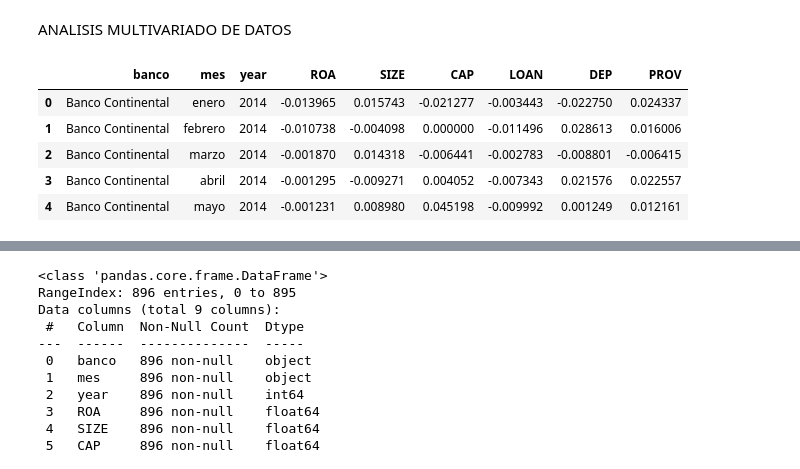
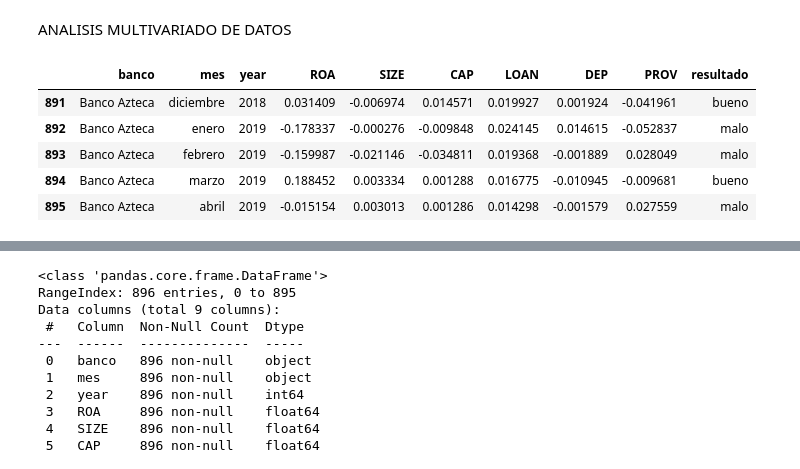
Before and after one commit to JeancarloGeldres/Analysis-Factors-Interns-, a Jupyter notebook: data/ANALYSIS FACTORS.ipynb, the cells around one changed output, grey strips where cells are left out. Drawn from its saved outputs; the diff is of its cells as text; code cells hidden in the pictures.

```diff
--- a/data/ANALYSIS FACTORS.ipynb
+++ b/data/ANALYSIS FACTORS.ipynb
@@ -12,11 +12,11 @@ modelo = pd.read_csv('modelo.csv')
 ANALISIS MULTIVARIADO DE DATOS
 # %%
 # miramos el dataset y como aparece!
-modelo.head()
+modelo.tail()
 # %% [output]
-|  | banco | mes | year | ROA | SIZE | CAP | LOAN | DEP | PROV |
-| 0 | Banco Continental | enero | 2014 | -0.013965 | 0.015743 | -0.021277 | -0.003443 | -0.022750 | 0.024337 |
-| 1 | Banco Continental | febrero | 2014 | -0.010738 | -0.004098 | 0.000000 | -0.011496 | 0.028613 | 0.016006 |
-| 2 | Banco Continental | marzo | 2014 | -0.001870 | 0.014318 | -0.006441 | -0.002783 | -0.008801 | -0.006415 |
-| 3 | Banco Continental | abril | 2014 | -0.001295 | -0.009271 | 0.004052 | -0.007343 | 0.021576 | 0.022557 |
-| 4 | Banco Continental | mayo | 2014 | -0.001231 | 0.008980 | 0.045198 | -0.009992 | 0.001249 | 0.012161 |
+|  | banco | mes | year | ROA | SIZE | CAP | LOAN | DEP | PROV | resultado |
+| 891 | Banco Azteca | diciembre | 2018 | 0.031409 | -0.006974 | 0.014571 | 0.019927 | 0.001924 | -0.041961 | bueno |
+| 892 | Banco Azteca | enero | 2019 | -0.178337 | -0.000276 | -0.009848 | 0.024145 | 0.014615 | -0.052837 | malo |
+| 893 | Banco Azteca | febrero | 2019 | -0.159987 | -0.021146 | -0.034811 | 0.019368 | -0.001889 | 0.028049 | malo |
+| 894 | Banco Azteca | marzo | 2019 | 0.188452 | 0.003334 | 0.001288 | 0.016775 | -0.010945 | -0.009681 | bueno |
+| 895 | Banco Azteca | abril | 2019 | -0.015154 | 0.003013 | 0.001286 | 0.014298 | -0.001579 | 0.027559 | malo |
```
Also changed, not shown: parts of 4 cells of this notebook, 8 other files.
